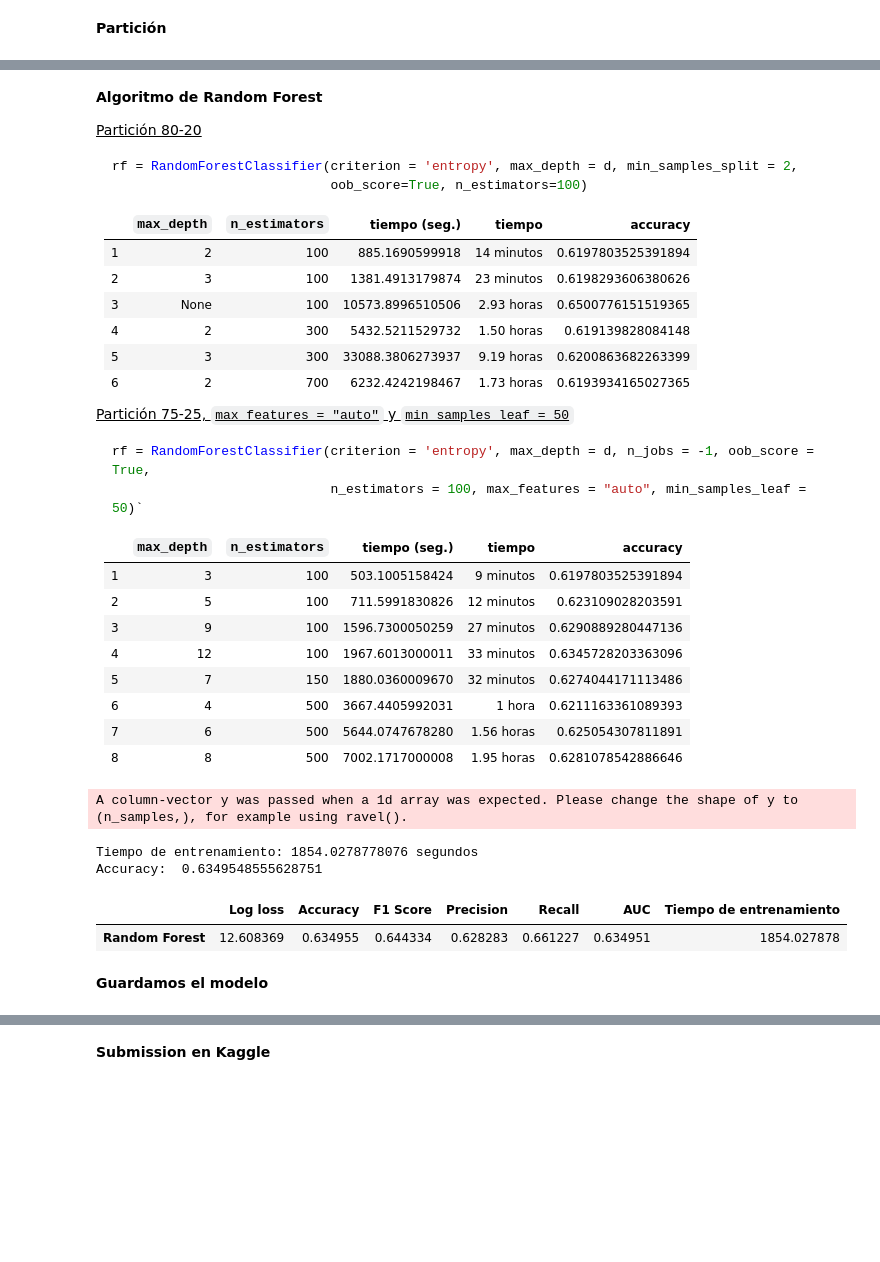
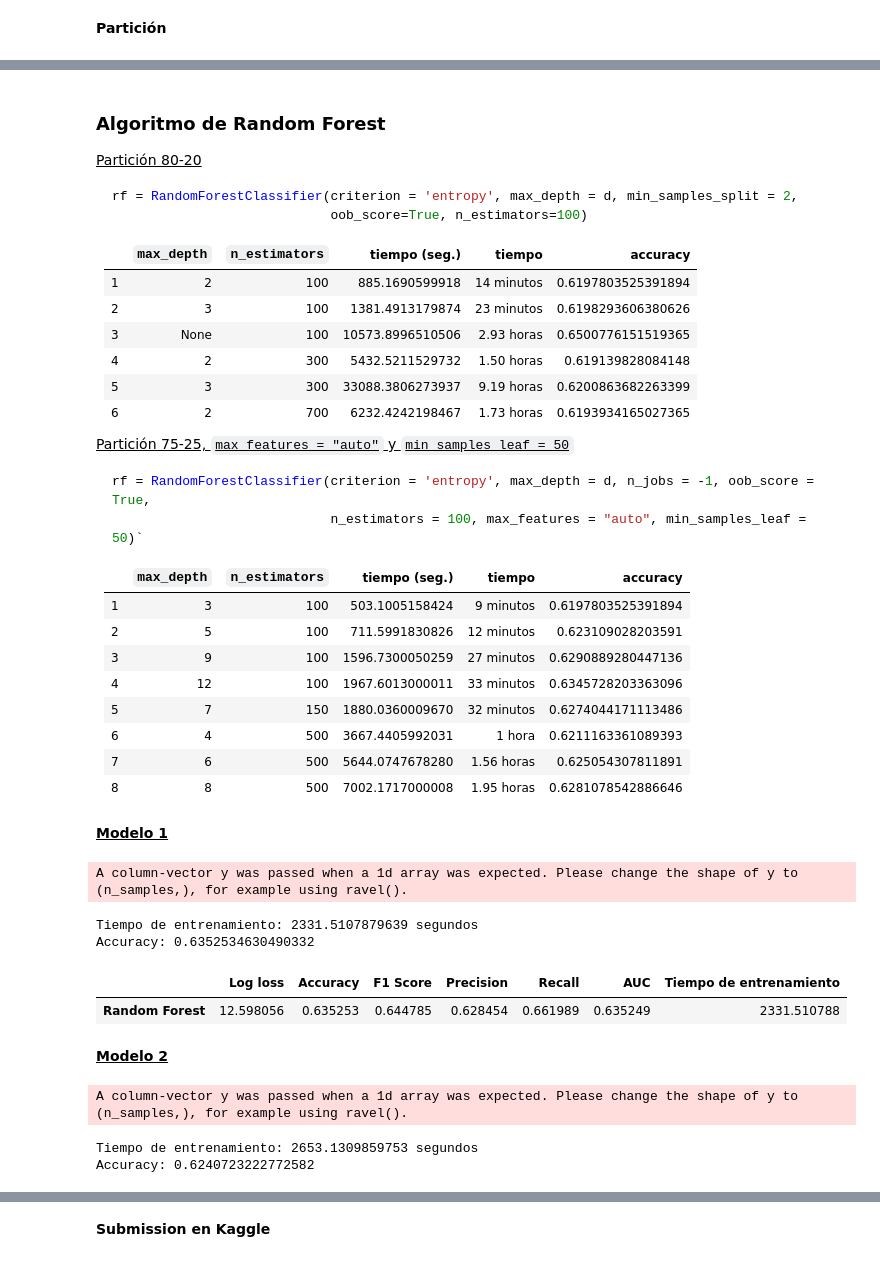
Before and after one commit to Gecofer/TFM_1920, a Jupyter notebook: notebooks/4-MicrosoftMalwarePrediction-RandomForest.ipynb, the cells around one changed output, grey strips where cells are left out. Cells and saved outputs as stored; diff of their text form; code cells hidden in the pictures; blank space fills up the shorter version.

```diff
--- a/notebooks/4-MicrosoftMalwarePrediction-RandomForest.ipynb
+++ b/notebooks/4-MicrosoftMalwarePrediction-RandomForest.ipynb
@@ -68,7 +68,7 @@ X_val = pd.read_csv("./datos/X_val.csv")
 y_train = pd.read_csv("./datos/y_train.csv")
 y_val = pd.read_csv("./datos/y_val.csv")
 # %% [markdown]
-**Algoritmo de Random Forest**
+### Algoritmo de Random Forest
 
 <ins>Partición 80-20<ins>
 
@@ -103,39 +103,39 @@ rf = RandomForestClassifier(criterion = 'entropy', max_depth = d, n_jobs = -1, o
 | 6  | 4  | 500  | 3667.4405992031  | 1 hora  | 0.6211163361089393  |
 | 7  | 6  | 500  |  5644.0747678280 | 1.56 horas | 0.625054307811891  |
 | 8  | 8  | 500  | 7002.1717000008  | 1.95 horas  | 0.6281078542886646  |
+# %% [markdown]
+<ins>**Modelo 1**<ins>
 # %%
 # Configuración del algoritmo Random Forest
-rf_model = RandomForestClassifier(criterion = 'entropy', max_depth = 12, n_jobs = -1, oob_score = True,
-                                  n_estimators = 100, max_features = "auto", min_samples_leaf = 50)
+rf_model_01 = RandomForestClassifier(criterion = 'entropy', max_depth = 12, n_jobs = -1, oob_score = True,
+                                     n_estimators = 100, max_features = "auto", min_samples_leaf = 50)
 # %%
 # Entrenamiento del modelo
 start_time = time()
-rf_model.fit(X_train, y_train)
-elapsed_time = time() - start_time
+rf_model_01.fit(X_train, y_train)
+time_rf_model_01 = time() - start_time
 
-y_pred = rf_model.predict(X_val)
+y_pred_01 = rf_model_01.predict(X_val)
 
-print("Tiempo de entrenamiento: %.10f segundos" % elapsed_time)
-print("Accuracy: ", metrics.accuracy_score(y_val, y_pred))
+print("Tiempo de entrenamiento: %.10f segundos" % time_rf_model_01)
+print("Accuracy:", metrics.accuracy_score(y_val, y_pred_01))
 # %% [output]
 A column-vector y was passed when a 1d array was expected. Please change the shape of y to (n_samples,), for example using ravel().
-Tiempo de entrenamiento: 1854.0278778076 segundos
-Accuracy:  0.6349548555628751
+Tiempo de entrenamiento: 2331.5107879639 segundos
+Accuracy: 0.6352534630490332
 # %%
 # Imprimimos algunas métricas
-logloss = metrics.log_loss(y_val, y_pred)
-accuracy = metrics.accuracy_score(y_val, y_pred)
-F1 = metrics.f1_score(y_val, y_pred)
-precision = precision_score(y_val, y_pred, average='binary')
-recall = recall_score(y_val, y_pred, average='binary')
-auc = metrics.roc_auc_score(y_val, y_pred)
+logloss = metrics.log_loss(y_val, y_pred_01)
+accuracy = metrics.accuracy_score(y_val, y_pred_01)
+F1 = metrics.f1_score(y_val, y_pred_01)
+precision = precision_score(y_val, y_pred_01, average='binary')
+recall = recall_score(y_val, y_pred_01, average='binary')
+auc = metrics.roc_auc_score(y_val, y_pred_01)
 
-metricas = [logloss, accuracy, F1, precision, recall, auc, elapsed_time]
+metricas = [logloss, accuracy, F1, precision, recall, auc, time_rf_model_01]
 nombre_metricas = ['Log loss', 'Accuracy', 'F1 Score', 'Precision', 'Recall', 'AUC', 'Tiempo de entrenamiento']
+
+pd.DataFrame(metricas, nombre_metricas, columns = ['Random Forest']).T
+# %% [output]
+|  | Log loss | Accuracy | F1 Score | Precision | Recall | AUC | Tiempo de entrenamiento |
+| Random Forest | 12.598056 | 0.635253 | 0.644785 | 0.628454 | 0.661989 | 0.635249 | 2331.510788 |
-# %%
-pd.DataFrame(metricas, nombre_metricas, columns = ['Random Forest']).T
-# %% [output]
-|  | Log loss | Accuracy | F1 Score | Precision | Recall | AUC | Tiempo de entrenamiento |
-| Random Forest | 12.608369 | 0.634955 | 0.644334 | 0.628283 | 0.661227 | 0.634951 | 1854.027878 |
-# %% [markdown]
-**Guardamos el modelo**
@@ -141,0 +147,2 @@ pd.DataFrame(metricas, nombre_metricas, columns = ['Random Forest']).T
+# %% [markdown]
+<ins>**Modelo 2**<ins>
@@ -141,0 +153,14 @@ pd.DataFrame(metricas, nombre_metricas, columns = ['Random Forest']).T
+# %%
+# Entrenamiento del modelo
+start_time = time()
+rf_model_02.fit(X_train, y_train)
+time_rf_model_02 = time() - start_time
+
+y_pred_02 = rf_model_02.predict(X_val)
+
+print("Tiempo de entrenamiento: %.10f segundos" % time_rf_model_02)
+print("Accuracy:", metrics.accuracy_score(y_val, y_pred_02))
+# %% [output]
+A column-vector y was passed when a 1d array was expected. Please change the shape of y to (n_samples,), for example using ravel().
+Tiempo de entrenamiento: 2653.1309859753 segundos
+Accuracy: 0.6240723222772582
```
Also changed, not shown: parts of 15 cells of this notebook, 2 other files.
